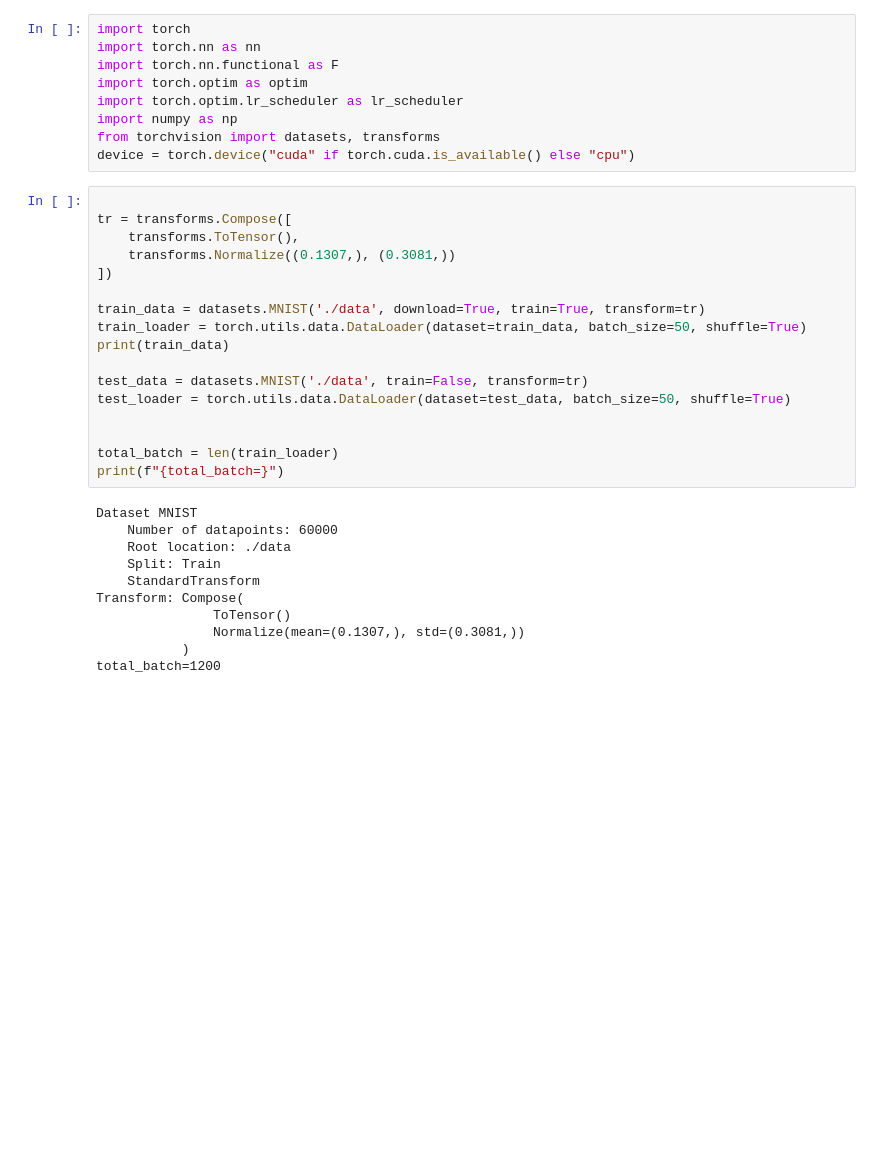
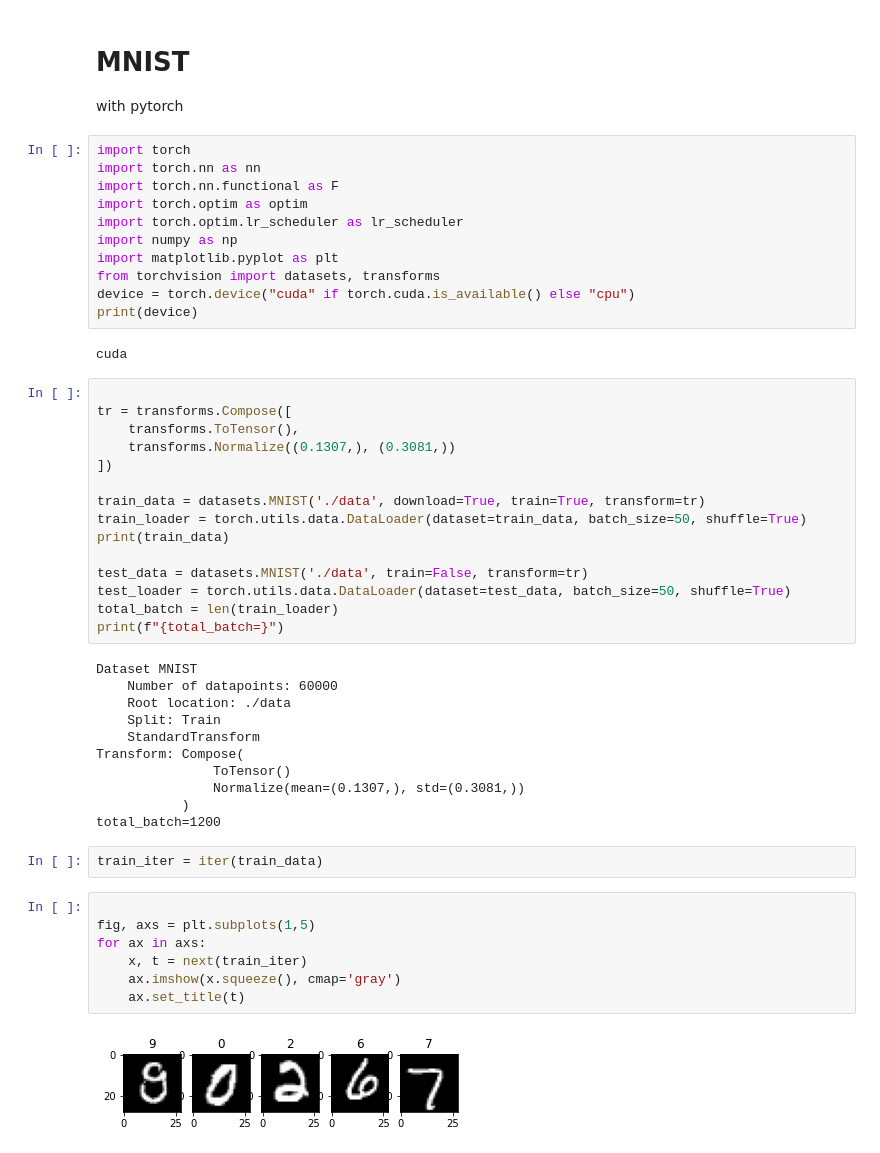
Before and after one commit to yj01jung/mnist, a Jupyter notebook: mnist.ipynb, the cells around one changed output. Drawn from its saved outputs; the diff is of its cells as text; blank space fills up the shorter version.

```diff
--- a/mnist.ipynb
+++ b/mnist.ipynb
@@ -1,3 +1,6 @@
+# %% [markdown]
+# MNIST
+with pytorch
 # %%
 import torch
 import torch.nn as nn
@@ -5,8 +8,12 @@ import torch.nn.functional as F
 import torch.optim as optim
 import torch.optim.lr_scheduler as lr_scheduler
 import numpy as np
+import matplotlib.pyplot as plt
 from torchvision import datasets, transforms
 device = torch.device("cuda" if torch.cuda.is_available() else "cpu")
+print(device)
+# %% [output]
+cuda
 # %%
 
 tr = transforms.Compose([
@@ -20,8 +27,6 @@ print(train_data)
 
 test_data = datasets.MNIST('./data', train=False, transform=tr)
 test_loader = torch.utils.data.DataLoader(dataset=test_data, batch_size=50, shuffle=True)
-
-
 total_batch = len(train_loader)
 print(f"{total_batch=}")
 # %% [output]
@@ -35,6 +40,17 @@ Transform: Compose(
                Normalize(mean=(0.1307,), std=(0.3081,))
            )
 total_batch=1200
+# %%
+train_iter = iter(train_data)
+# %%
+
+fig, axs = plt.subplots(1,5)
+for ax in axs:
+    x, t = next(train_iter)
+    ax.imshow(x.squeeze(), cmap='gray')
+    ax.set_title(t)
+# %% [output]
+[figure, added]
 # %%
 class Net(nn.Module):
     def __init__(self):
```
Also changed, not shown: parts of 6 cells of this notebook, 2 other files.
